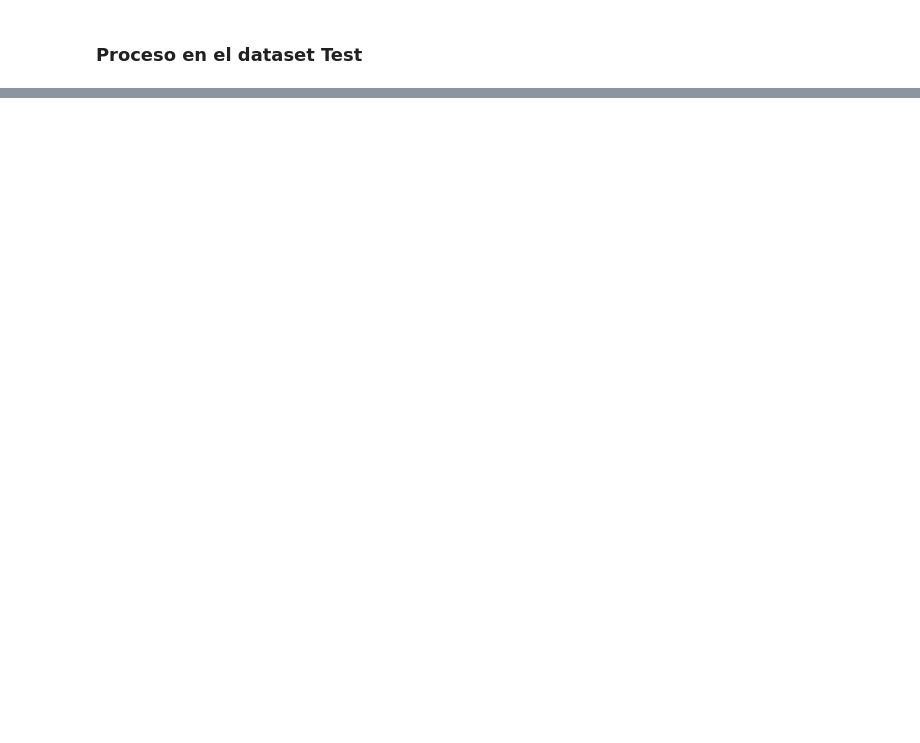
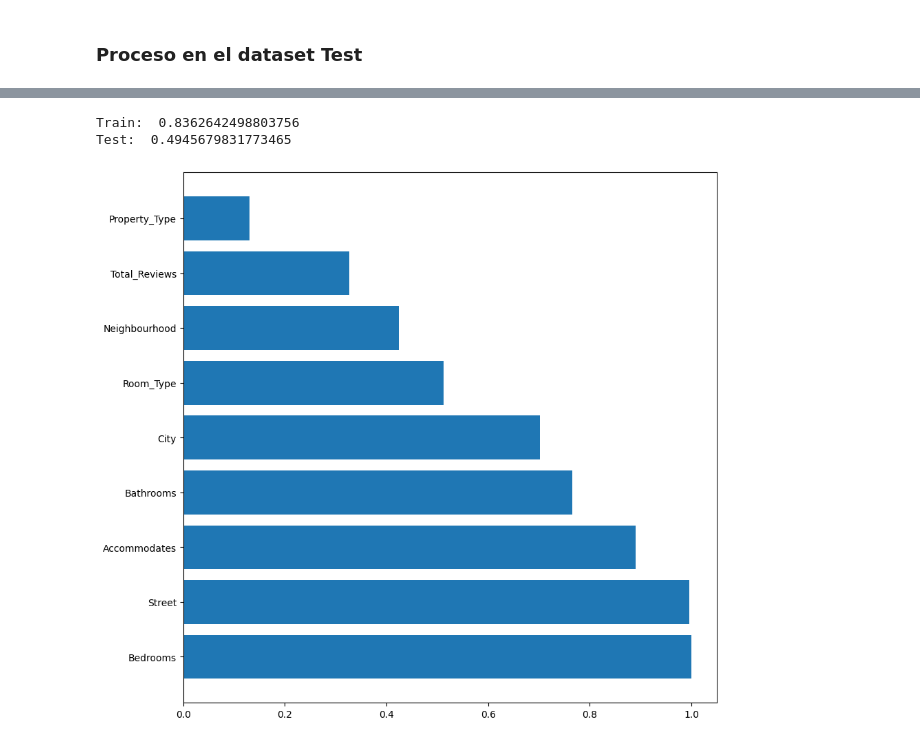
Before and after one commit to gustavo-arana/KeepCoding-IA-ML, a Jupyter notebook: practica_ml.ipynb, the cells around one changed output, grey strips where cells are left out. Drawn from its saved outputs; the diff is of its cells as text; code cells hidden in the pictures; blank space fills up the shorter version.

```diff
--- a/practica_ml.ipynb
+++ b/practica_ml.ipynb
@@ -582,0 +663,18 @@ print(f'Dataset y_train: {y_train.shape}')
+# %%
+from sklearn.ensemble import RandomForestRegressor
+
+maxDepth = range(1,15)
+tuned_parameters = {'max_depth': maxDepth}
+
+grid = GridSearchCV(RandomForestRegressor(random_state=0, n_estimators=200, max_features='sqrt'), param_grid=tuned_parameters,cv=3, verbose=2)
+grid.fit(X_train, y_train)
+
+print("best mean cross-validation score: {:.3f}".format(grid.best_score_))
+print("best parameters: {}".format(grid.best_params_))
+
+scores = np.array(grid.cv_results_['mean_test_score'])
+plt.plot(maxDepth,scores,'-o')
+plt.xlabel('max_depth')
+plt.ylabel('10-fold ACC')
+
+plt.show()
@@ -582,0 +700,21 @@ print(f'Dataset y_train: {y_train.shape}')
+# %%
+maxDepthOptimo = grid.best_params_['max_depth']
+randomForest = RandomForestRegressor(max_depth=maxDepthOptimo,n_estimators=200,max_features='sqrt').fit(X_train,y_train)
+
+print("Train: ",randomForest.score(X_train,y_train))
+print("Test: ",randomForest.score(X_test,y_test))
+# %% [output]
+Train:  0.8362642498803756
+Test:  0.4945679831773465
+# %%
+importances = randomForest.feature_importances_
+importances = importances / np.max(importances)
+
+indices = np.argsort(importances)[::-1]
+
+plt.figure(figsize=(10,10))
+plt.barh(range(X_train.shape[1]),importances[indices])
+plt.yticks(range(X_train.shape[1]),feature_names[indices])
+plt.show()
+# %% [output]
+[figure, added]
```
Also changed, not shown: parts of 23 cells of this notebook, 1 other file.
